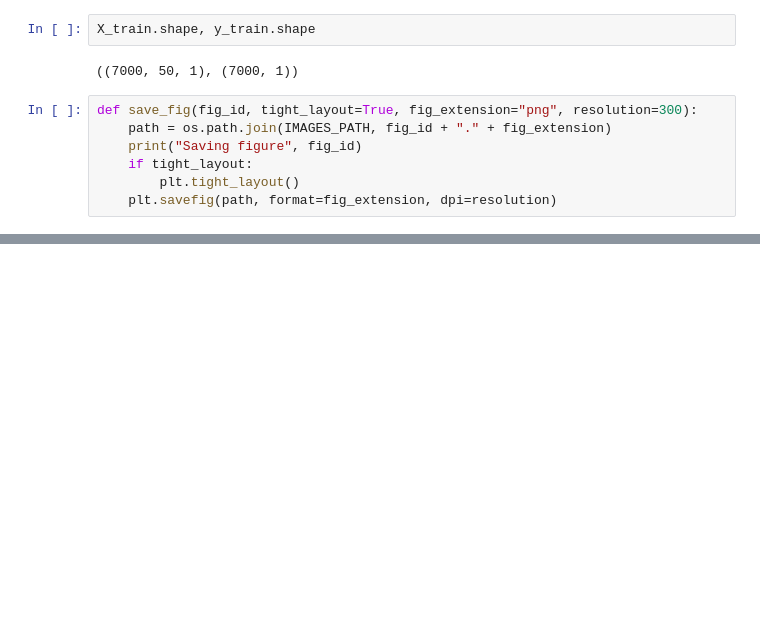
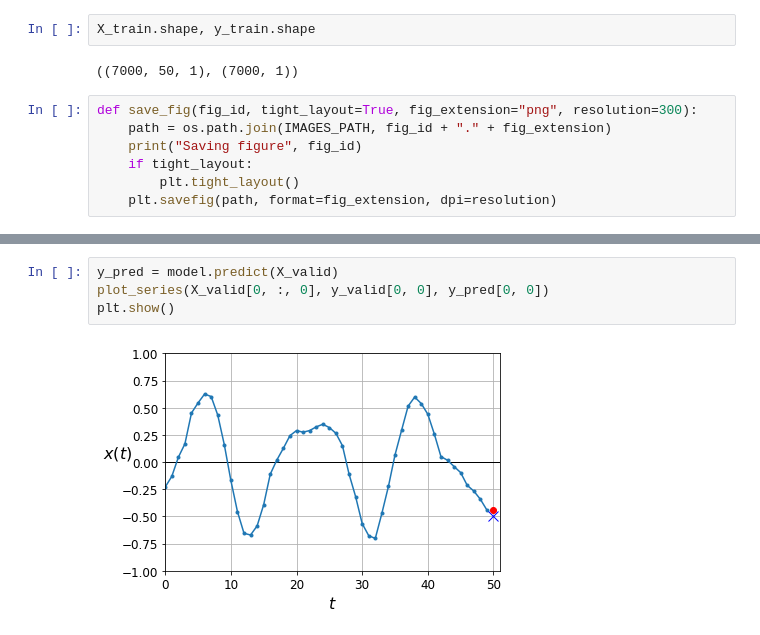
Before and after one commit to sfefilatyev/tensorflow_excercises, a Jupyter notebook: chapter15/time_series.ipynb, the cells around one changed output, grey strips where cells are left out. Drawn from its saved outputs; the diff is of its cells as text; blank space fills up the shorter version.

```diff
--- a/chapter15/time_series.ipynb
+++ b/chapter15/time_series.ipynb
@@ -119,3 +136,9 @@ model.evaluate(X_valid, y_valid)
+# %%
+y_pred = model.predict(X_valid)
+plot_series(X_valid[0, :, 0], y_valid[0, 0], y_pred[0, 0])
+plt.show()
+# %% [output]
+[figure, added]
 # %%
 # Implementing a simple RNN
 
```
Also changed, not shown: parts of 10 cells of this notebook.
